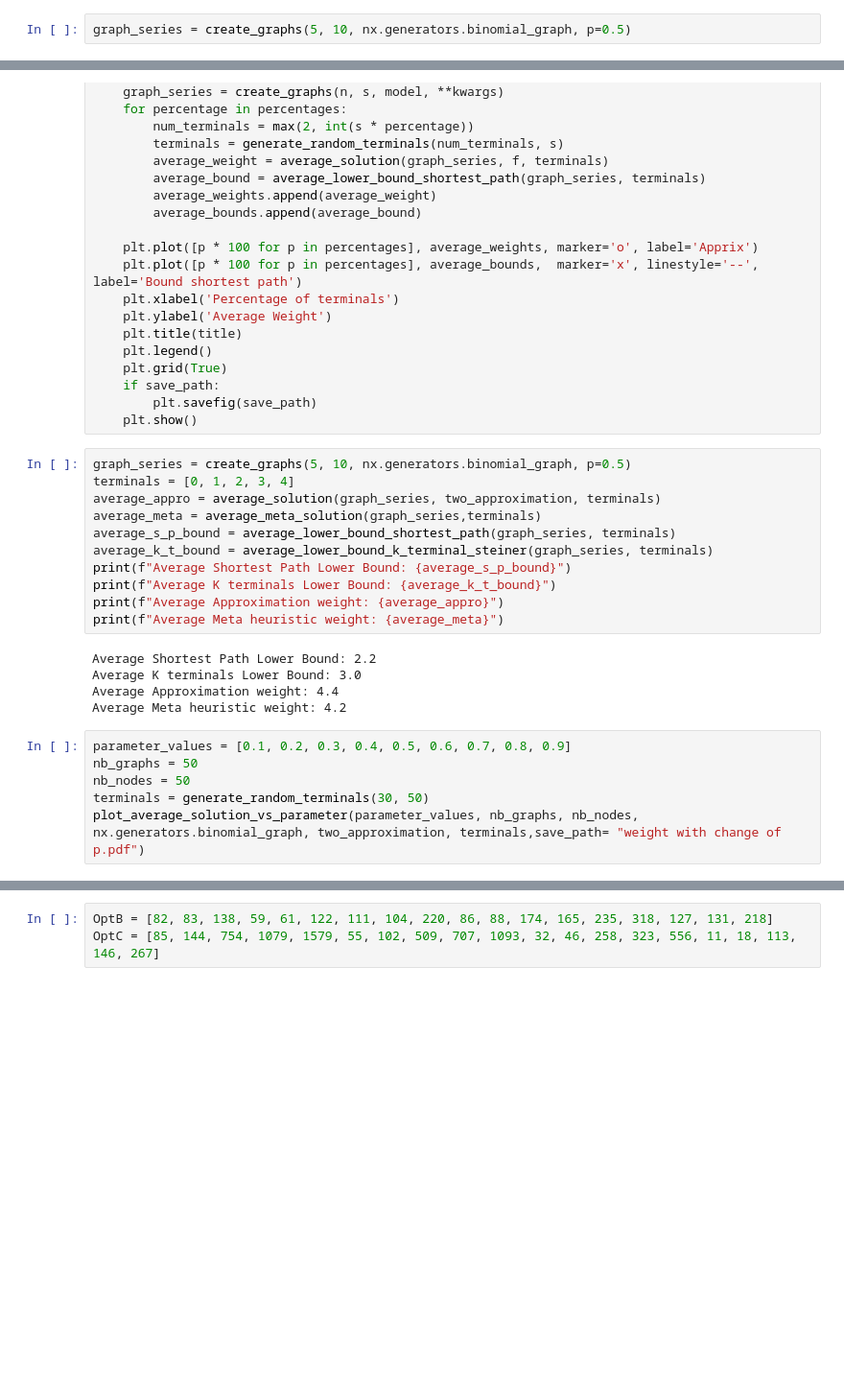
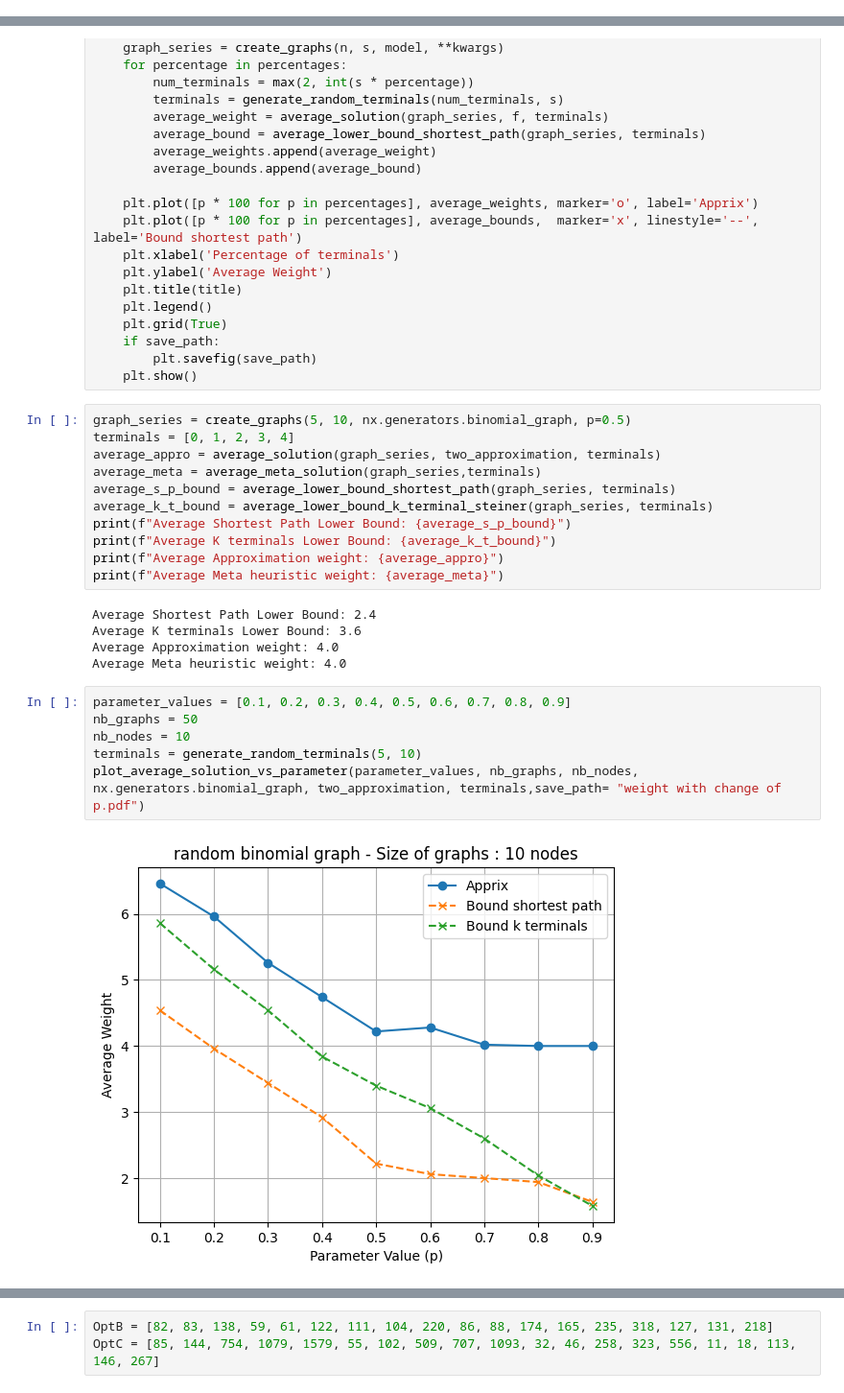
Before and after one commit to tianwengu/Approximating-the-best-electrical-network-configuration, a Jupyter notebook: appro+meta.ipynb, the cells around one changed output, grey strips where cells are left out. Shown at 96% size. Cells and saved outputs as stored; diff of their text form; blank space fills up the shorter version.

```diff
--- a/appro+meta.ipynb
+++ b/appro+meta.ipynb
@@ -90,8 +90,6 @@ def create_graphs(n,s,model,**kwargs):
                 G = model(s, **kwargs)
         Graphs.append(G)
     return Graphs
-# %%
-graph_series = create_graphs(5, 10, nx.generators.binomial_graph, p=0.5)
 # %%
 def average_solution(Graphs,f,terms):
     total_weight = 0
@@ -357,16 +355,18 @@ print(f"Average K terminals Lower Bound: {average_k_t_bound}")
 print(f"Average Approximation weight: {average_appro}")
 print(f"Average Meta heuristic weight: {average_meta}")
 # %% [output]
-Average Shortest Path Lower Bound: 2.2
-Average K terminals Lower Bound: 3.0
-Average Approximation weight: 4.4
-Average Meta heuristic weight: 4.2
+Average Shortest Path Lower Bound: 2.4
+Average K terminals Lower Bound: 3.6
+Average Approximation weight: 4.0
+Average Meta heuristic weight: 4.0
 # %%
 parameter_values = [0.1, 0.2, 0.3, 0.4, 0.5, 0.6, 0.7, 0.8, 0.9]
 nb_graphs = 50
-nb_nodes = 50
-terminals = generate_random_terminals(30, 50)
+nb_nodes = 10
+terminals = generate_random_terminals(5, 10)
 plot_average_solution_vs_parameter(parameter_values, nb_graphs, nb_nodes, nx.generators.binomial_graph, two_approximation, terminals,save_path= "weight with change of p.pdf")
+# %% [output]
+[figure, added]
 # %%
 nb_graphs = 50
 nb_nodes = 50
```
Also changed, not shown: parts of 5 cells of this notebook.
